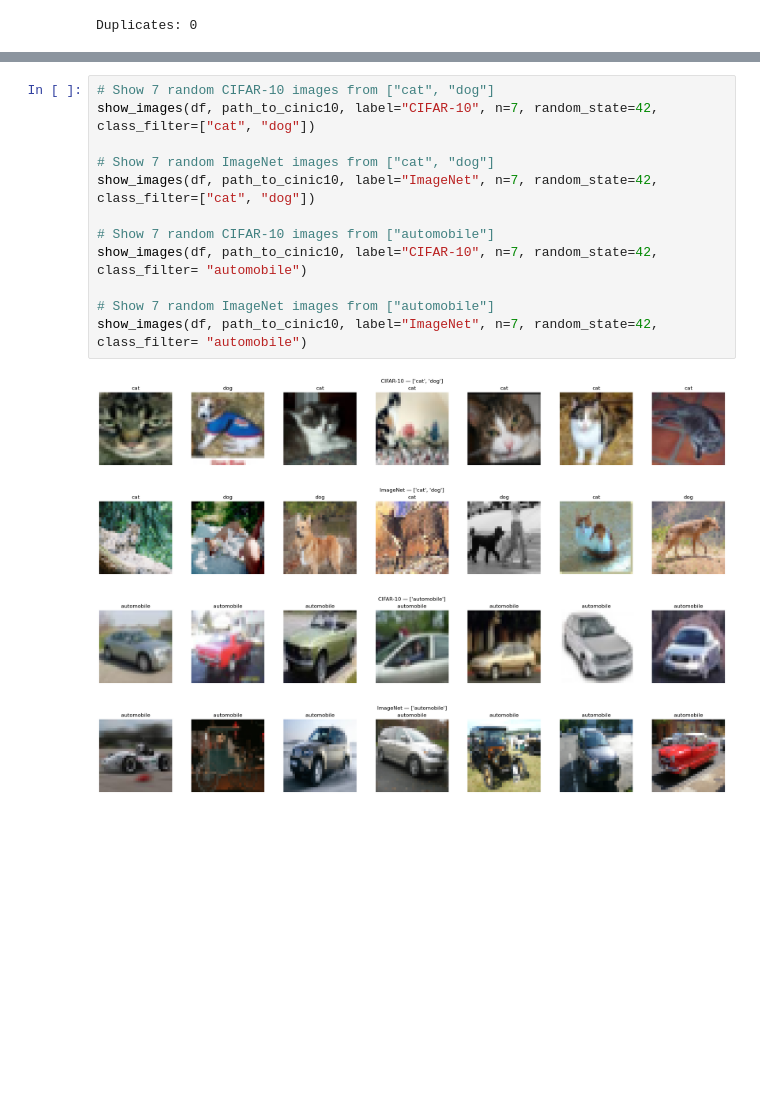
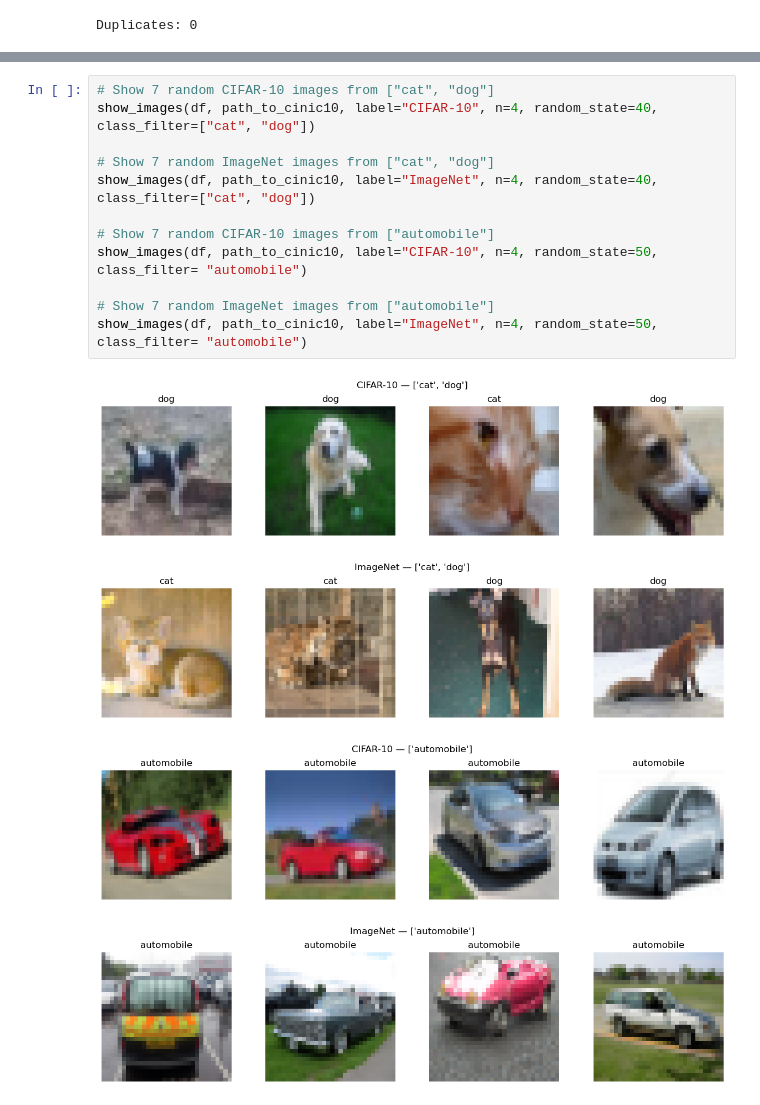
Before and after one commit to AkramAki/cinic10-source-classifier, a Jupyter notebook: notebooks/DataVisualization.ipynb, the cells around one changed output, grey strips where cells are left out. Drawn from its saved outputs; the diff is of its cells as text; blank space fills up the shorter version.

```diff
--- a/notebooks/DataVisualization.ipynb
+++ b/notebooks/DataVisualization.ipynb
@@ -94,17 +141,17 @@ truck        (0.499, 0.486, 0.479)          (0.477, 0.469, 0.458)          (-0.0
 # %%
 # Show 7 random CIFAR-10 images from ["cat", "dog"]
-show_images(df, path_to_cinic10, label="CIFAR-10", n=7, random_state=42, class_filter=["cat", "dog"])
+show_images(df, path_to_cinic10, label="CIFAR-10", n=4, random_state=40, class_filter=["cat", "dog"])
 
 # Show 7 random ImageNet images from ["cat", "dog"]
-show_images(df, path_to_cinic10, label="ImageNet", n=7, random_state=42, class_filter=["cat", "dog"])
+show_images(df, path_to_cinic10, label="ImageNet", n=4, random_state=40, class_filter=["cat", "dog"])
 
 # Show 7 random CIFAR-10 images from ["automobile"]
-show_images(df, path_to_cinic10, label="CIFAR-10", n=7, random_state=42, class_filter= "automobile")
+show_images(df, path_to_cinic10, label="CIFAR-10", n=4, random_state=50, class_filter= "automobile")
 
 # Show 7 random ImageNet images from ["automobile"]
-show_images(df, path_to_cinic10, label="ImageNet", n=7, random_state=42, class_filter= "automobile")
+show_images(df, path_to_cinic10, label="ImageNet", n=4, random_state=50, class_filter= "automobile")
 # %% [output]
-[figure, old version]
+[figure, new version]
-[figure, old version]
+[figure, new version]
-[figure, old version]
+[figure, new version]
-[figure, old version]
+[figure, new version]
```
Also changed, not shown: parts of 6 cells of this notebook, 3 other files.
